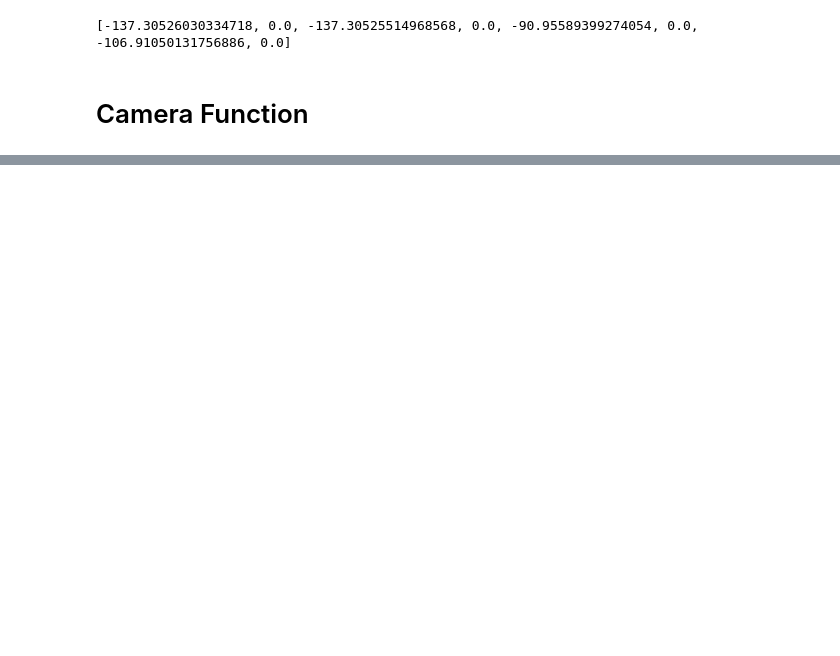
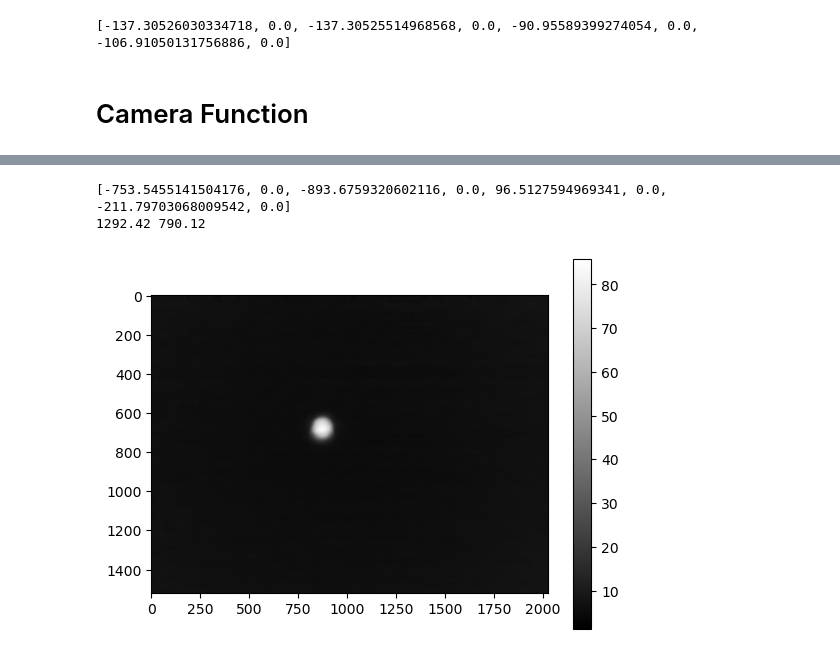
Before and after one commit to Stockholm254/servotest, a Jupyter notebook: src/expctl/servers/servoaligner/test.ipynb, the cells around one changed output, grey strips where cells are left out. Drawn from its saved outputs; the diff is of its cells as text; code cells hidden in the pictures; blank space fills up the shorter version.

```diff
--- a/src/expctl/servers/servoaligner/test.ipynb
+++ b/src/expctl/servers/servoaligner/test.ipynb
@@ -823,0 +867,10 @@ n_list=['servo_1x','servo_1y']
+# %%
+servos = Servoset(board_id=0,servo_channel_list=[0,1,2,3,4,5,6,7])
+servos.home()
+
+picam2 = Picamera2()
+camera_config = picam2.create_preview_configuration()
+camera_config["main"]["size"] = (int(2028), int(1520))
+picam2.configure(camera_config)
+picam2.set_controls({"ExposureTime": 100})
+picam2.start()
@@ -823,0 +943,19 @@ n_list=['servo_1x','servo_1y']
+# %%
+knob_deg_list=angle_calc_single(params)
+print(knob_deg_list)
+
+servos.set_angle(knob_deg_list)
+
+data=picam2.capture_array()
+x_c, y_c = centroid(data)
+print(x_c, y_c)
+
+plt.figure()
+data = data[..., :3] @ [0.2989, 0.5870, 0.1140]
+plt.imshow(data, cmap='gray')
+plt.colorbar()
+plt.show()
+# %% [output]
+[-753.5455141504176, 0.0, -893.6759320602116, 0.0, 96.5127594969341, 0.0, -211.79703068009542, 0.0]
+1292.42 790.12
+[figure, added]
```
Also changed, not shown: parts of 16 cells of this notebook, 1 other file.
